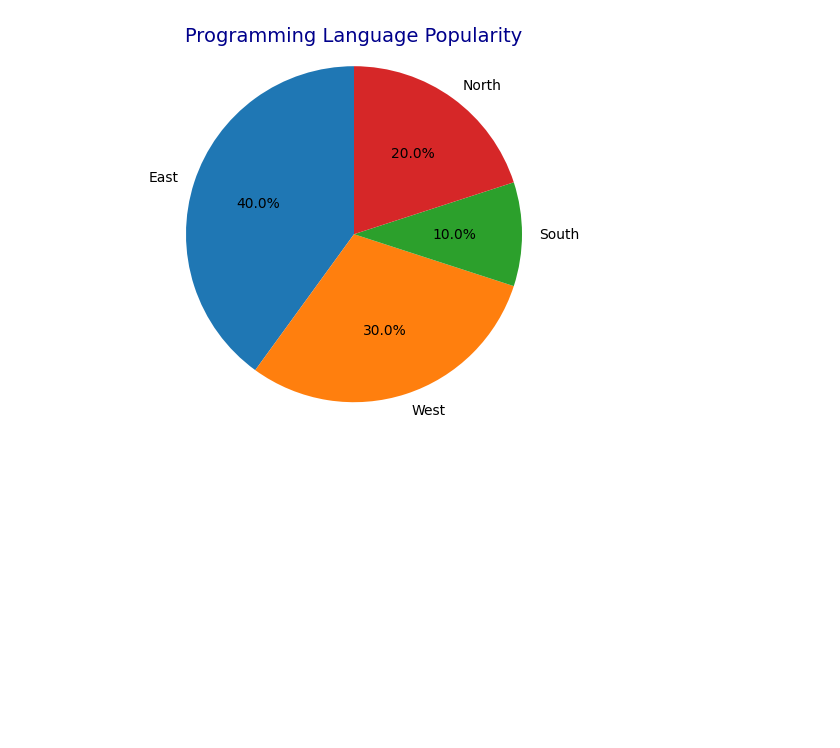
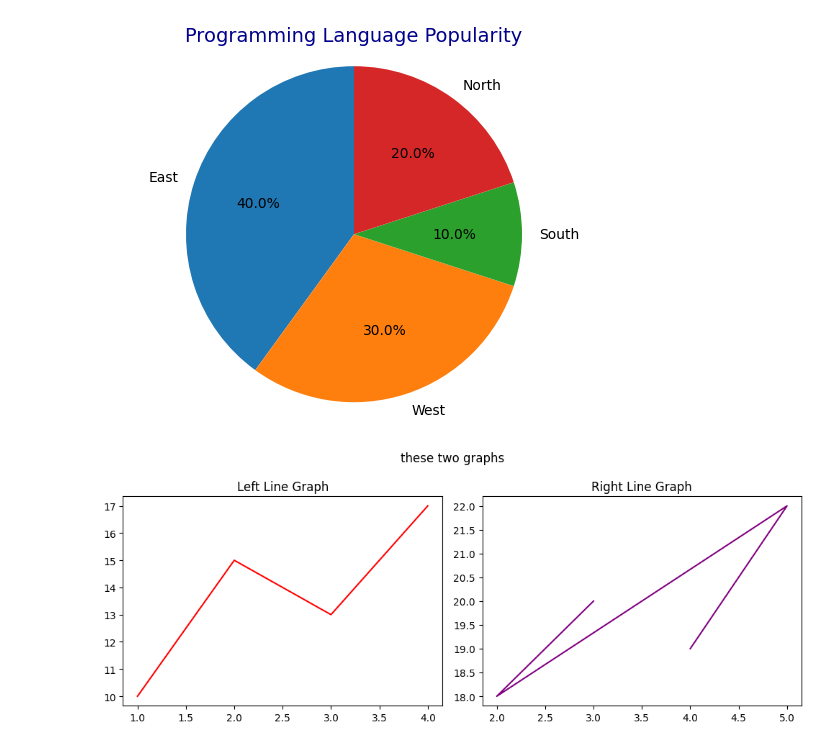
Before and after one commit to Amaansaifidev/Learning-python-for-ai-ml, a Jupyter notebook: Matplotlib-in-python/Mathplotlib.ipynb, the cells around one changed output. Cells and saved outputs as stored; diff of their text form; code cells hidden in the pictures; blank space fills up the shorter version.

Commit message:
Two graphs side by side

```diff
--- a/Matplotlib-in-python/Mathplotlib.ipynb
+++ b/Matplotlib-in-python/Mathplotlib.ipynb
@@ -64,3 +64,19 @@ plt.axis('equal')  # Equal aspect ratio ensures that pie is drawn as a circle
 plt.show()
 # %% [output]
 [figure]
+# %%
+# Create 1 row and 2 columns of subplots
+fig, ax = plt.subplots(1, 2, figsize=(10, 4))
+fig.suptitle("these two graphs")
+# Left line graph
+ax[0].plot([1, 2, 3, 4], [10, 15, 13, 17], color='red')
+ax[0].set_title('Left Line Graph')
+
+# Right line graph
+ax[1].plot([3, 2, 5, 4], [20, 18, 22, 19], color='purple')
+ax[1].set_title('Right Line Graph')
+
+plt.tight_layout()
+plt.show()
+# %% [output]
+[figure, added]
```
